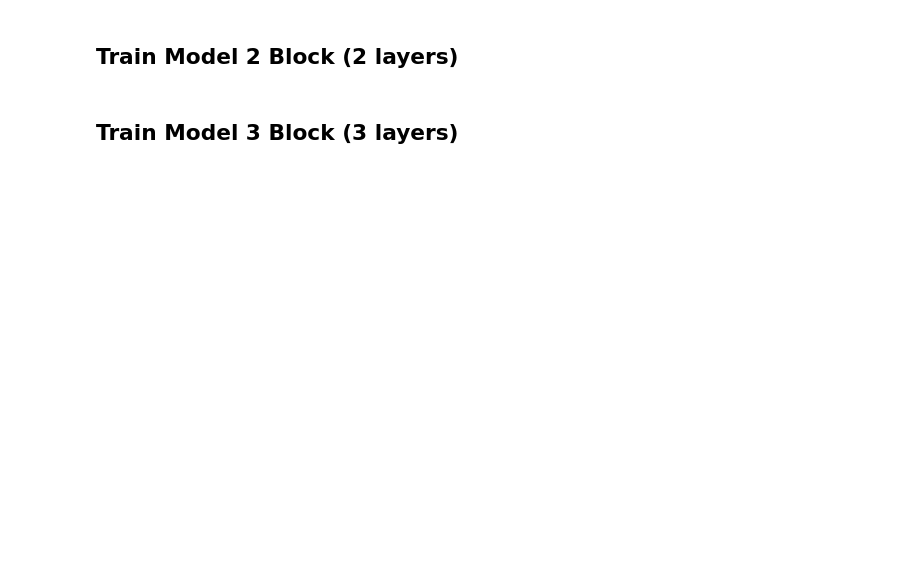
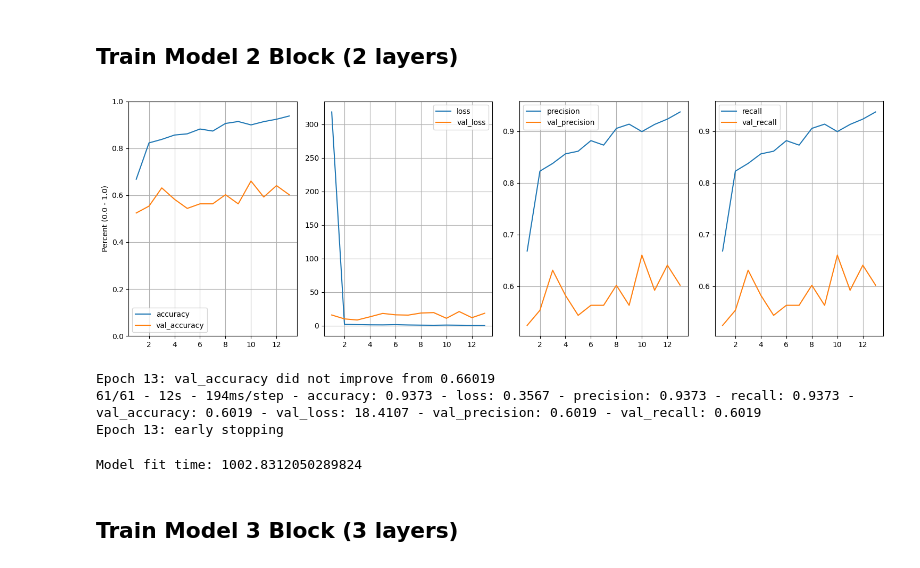
Before and after one commit to christophergarthwood/jbooks, a Jupyter notebook: STEM-004_ComputerVision.ipynb, the cells around one changed output. Saved outputs shown, nothing was run; the diff lists cells and outputs as text; code cells hidden in the pictures; blank space fills up the shorter version.

```diff
--- a/STEM-004_ComputerVision.ipynb
+++ b/STEM-004_ComputerVision.ipynb
@@ -337,10 +648,0 @@ if gpus:
-# %%
-"""
-from numba import cuda
-
-try:
-    device = cuda.get_current_device()
-    device.reset()
-except Exception as e:
-    print(str(repr(e)))
-"""
@@ -356,5 +675,5 @@ target_folder="./folderOnColab"
 # %%
-
+target_folder=WORKING_FOLDER
 #!rm -rf ./folderOnColab && echo "Ok, removed." || { echo "No folder to remove."; exit 1; }
 
 #BEARS
@@ -365,8 +684,13 @@ target_folder="./folderOnColab"
 #!mkdir -p ./folderOnColab && echo "Folder created." || { echo "Failed to create folder, perhaps it already exists.";   }
 #!gsutil -m cp -r gs://usfs-gcp-rand-test-data-usc1/public_source/computervision/ENTOMOLOGY ./folderOnColab
 
-print(f"Creating a folder ({target_folder}) to store project data.")
-subprocess.run(["mkdir", "-p" , target_folder], check=True)
-
-print(f"Copying file to target folder: {target_folder}")
-subprocess.run(["gsutil", "-m" , "cp", "-r", f"gs://{BUCKET_NAME}/training-data/computervision/ENTOMOLOGY",  target_folder], check=True)
+if os.path.isdir(target_folder):
+    print(f"Copying file to target folder: {target_folder}")
+    try:
+      subprocess.run(["gsutil", "-m" , "cp", "-r", f"gs://{BUCKET_NAME}/training-data/computervision/ENTOMOLOGY",  target_folder], check=True)
+    except (subprocess.CalledProcessError, Exception) as e:
+      process_exception(e)
+else:
+    print("ERROR: Local folder not found/created.  Check the output to ensure your folder is created.")
+    print(f"...target folder: {target_folder}")
+    print("...if you can't find the problem contact the instructor.")
@@ -870,30 +1381,35 @@ print(f"Model fit time: {end_t - start_t}")
 # %% [markdown]
 ## Train Model 2 Block (2 layers)
 # %%
+# Configure call backs to include real-time plotting, early stopping, saving models as you go and tensor log saves.
 mc_callback = ModelCheckpoint('best_model2.keras', monitor='val_accuracy', mode='max', verbose=1, save_best_only=True)
 callbacks_list = [PlotLearning(), es_callback, mc_callback, tensorboard_callback]
 
 try:
   with tf.device(THE_DEVICE_NAME):
     # fit model, actual training against data, see: https://www.tensorflow.org/api_docs/python/tf/keras/Model#fit
     history2 = model2.fit(train_it,
                           batch_size=BATCH_SIZE,
                           epochs=EPOCHS,
                           callbacks=callbacks_list,
                           validation_data=test_it,
                           validation_split=VALIDATION_SPLIT,
                           class_weight=None,             #you would be a set of weights per category if you had an unbalanced classification problem
                           verbose=2,                     #0 silent, 1 more, 2 max
                           )
 
 except (Exception, RuntimeError) as e:
-    print(f"{start}ERROR (Exception encountered):{end} ")
-    string = wrapper.fill(text=str(e))
-    print(string)
+    process_exception(e)
 
 
 end_t=perf_counter()
-print(f"Model fit time: {end_t - start_t}")
+rprint(f"Model fit time: {end_t - start_t}")
+# %% [output]
+[figure, added]
+Epoch 13: val_accuracy did not improve from 0.66019
+61/61 - 12s - 194ms/step - accuracy: 0.9373 - loss: 0.3567 - precision: 0.9373 - recall: 0.9373 - val_accuracy: 0.6019 - val_loss: 18.4107 - val_precision: 0.6019 - val_recall: 0.6019
+Epoch 13: early stopping
+Model fit time: 1002.8312050289824
 # %% [markdown]
 ## Train Model 3 Block (3 layers)
 # %%
```
Also changed, not shown: parts of 62 cells of this notebook, 4 other files.
